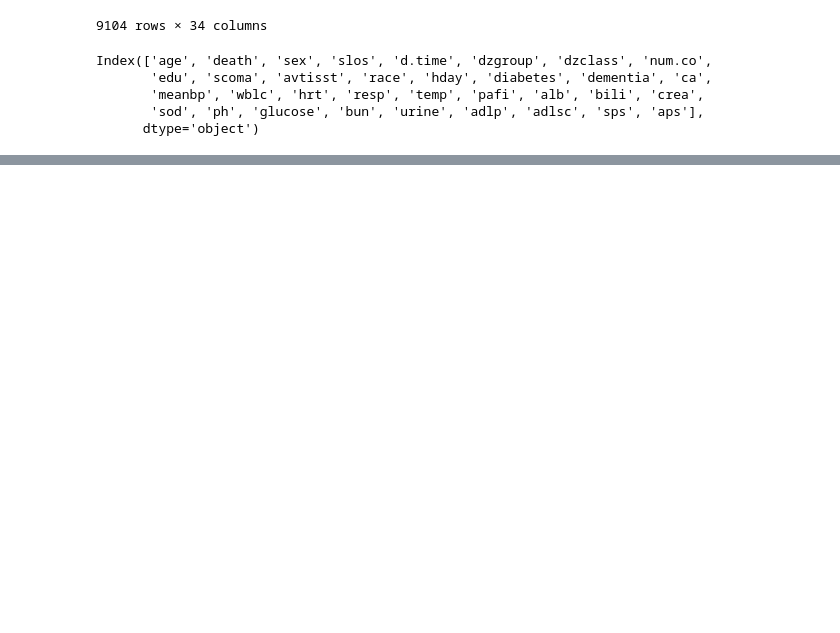
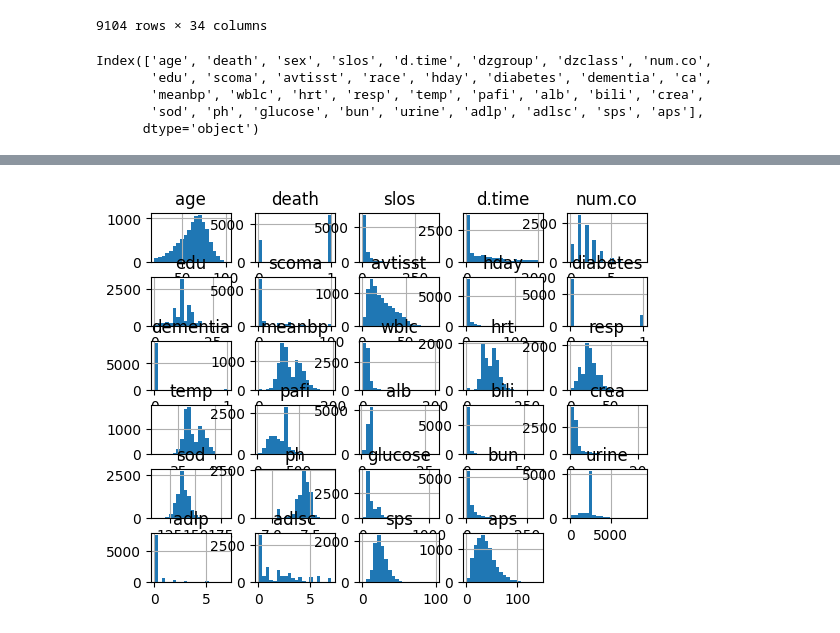
Before and after one commit to sitaomin1994/MedicalDataKit, a Jupyter notebook: notebook/data_fetch.ipynb, the cells around one changed output, grey strips where cells are left out. Cells and saved outputs as stored; diff of their text form; code cells hidden in the pictures; blank space fills up the shorter version.

```diff
--- a/notebook/data_fetch.ipynb
+++ b/notebook/data_fetch.ipynb
@@ -165,0 +249,5 @@ Index(['age', 'death', 'sex', 'slos', 'd.time', 'dzgroup', 'dzclass', 'num.co',
+# %%
+raw_data.hist(bins = 20)
+plt.show()
+# %% [output]
+[figure, added]
```
Also changed, not shown: parts of 9 cells of this notebook, 5 other files.
